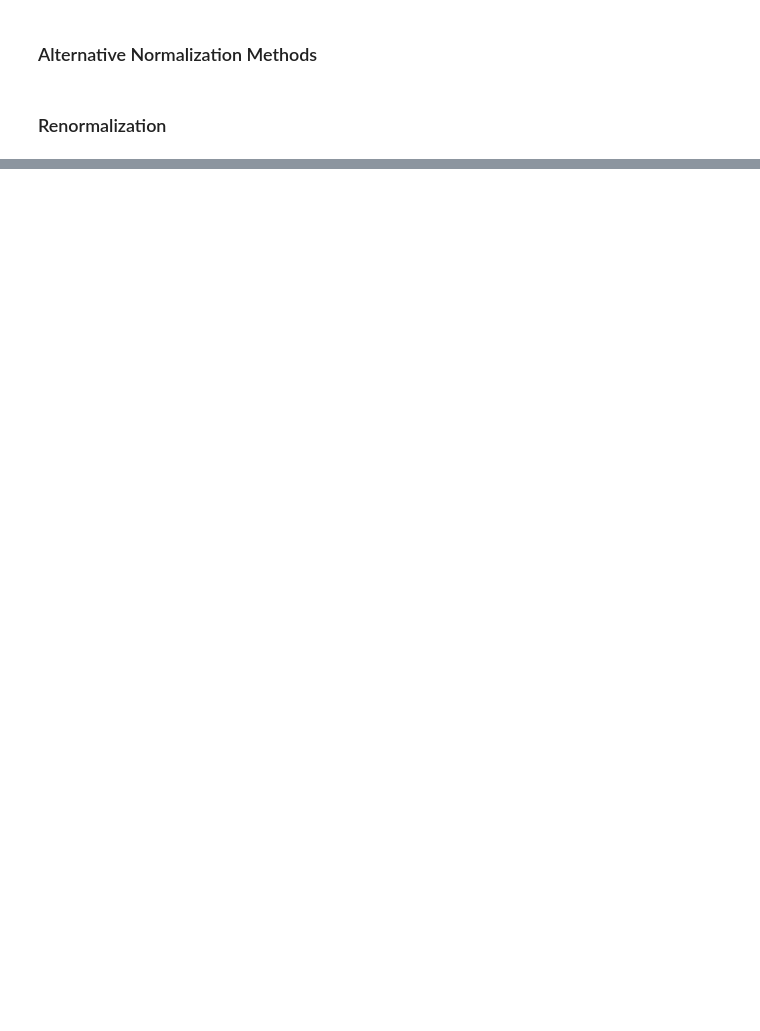
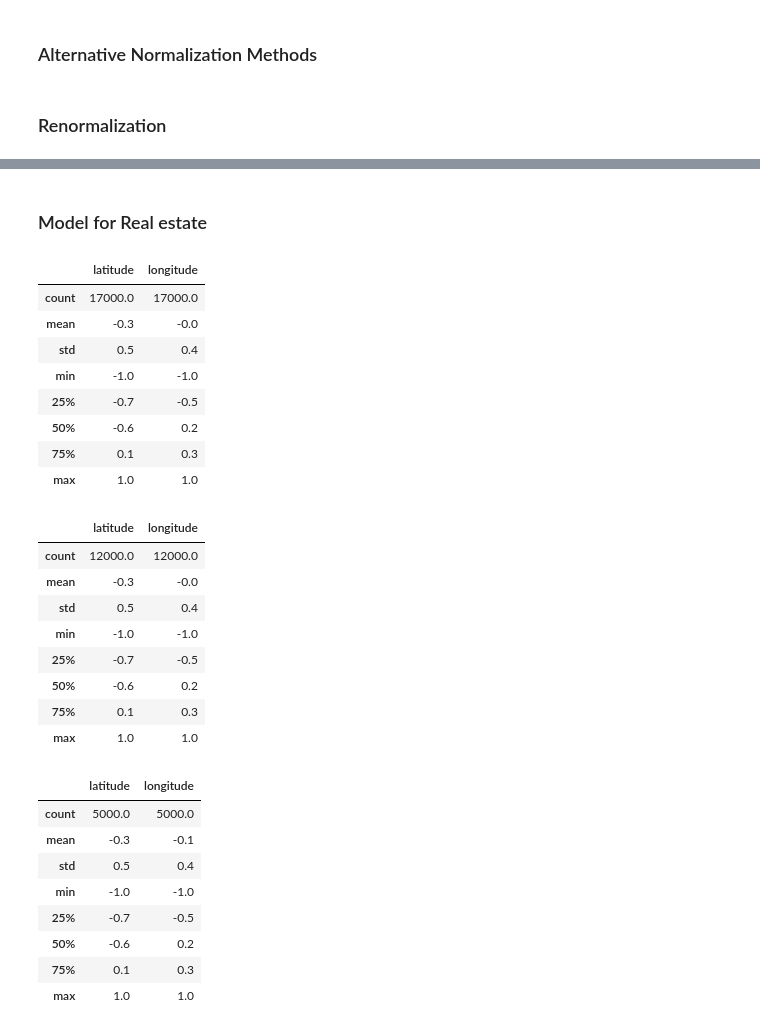
Before and after one commit to acesaif/ml_crash_course, a Jupyter notebook: imporve_neural_net_performance/ml_improve_net_performance.ipynb, the cells around one changed output, grey strips where cells are left out. Cells and saved outputs as stored; diff of their text form; code cells hidden in the pictures; blank space fills up the shorter version.

Commit message:
Real estate and final run.

```diff
--- a/imporve_neural_net_performance/ml_improve_net_performance.ipynb
+++ b/imporve_neural_net_performance/ml_improve_net_performance.ipynb
@@ -510,0 +511,44 @@ Final RMSE (on validation data): 68.33280716272485
+# %% [markdown]
+### Model for Real estate
+# %%
+def location_lat_lon(examples_dataframe):
+    processed_features = pd.DataFrame()
+    processed_features["latitude"] = linear_scale(examples_dataframe["latitude"])
+    processed_features["longitude"] = linear_scale(examples_dataframe["longitude"])
+    return processed_features
+
+ll_dataframe = location_lat_lon(preprocess_features(california_housing_dataframe))
+display.display(ll_dataframe.describe())
+
+ll_training_examples = ll_dataframe.head(12000)
+display.display(ll_training_examples.describe())
+ll_validation_examples = ll_dataframe.tail(5000)
+display.display(ll_validation_examples.describe())
+# %% [output]
+|  | latitude | longitude |
+| count | 17000.0 | 17000.0 |
+| mean | -0.3 | -0.0 |
+| std | 0.5 | 0.4 |
+| min | -1.0 | -1.0 |
+| 25% | -0.7 | -0.5 |
+| 50% | -0.6 | 0.2 |
+| 75% | 0.1 | 0.3 |
+| max | 1.0 | 1.0 |
+|  | latitude | longitude |
+| count | 12000.0 | 12000.0 |
+| mean | -0.3 | -0.0 |
+| std | 0.5 | 0.4 |
+| min | -1.0 | -1.0 |
+| 25% | -0.7 | -0.5 |
+| 50% | -0.6 | 0.2 |
+| 75% | 0.1 | 0.3 |
+| max | 1.0 | 1.0 |
+|  | latitude | longitude |
+| count | 5000.0 | 5000.0 |
+| mean | -0.3 | -0.1 |
+| std | 0.5 | 0.4 |
+| min | -1.0 | -1.0 |
+| 25% | -0.7 | -0.5 |
+| 50% | -0.6 | 0.2 |
+| 75% | 0.1 | 0.3 |
+| max | 1.0 | 1.0 |
```
Also changed, not shown: parts of 12 cells of this notebook.
